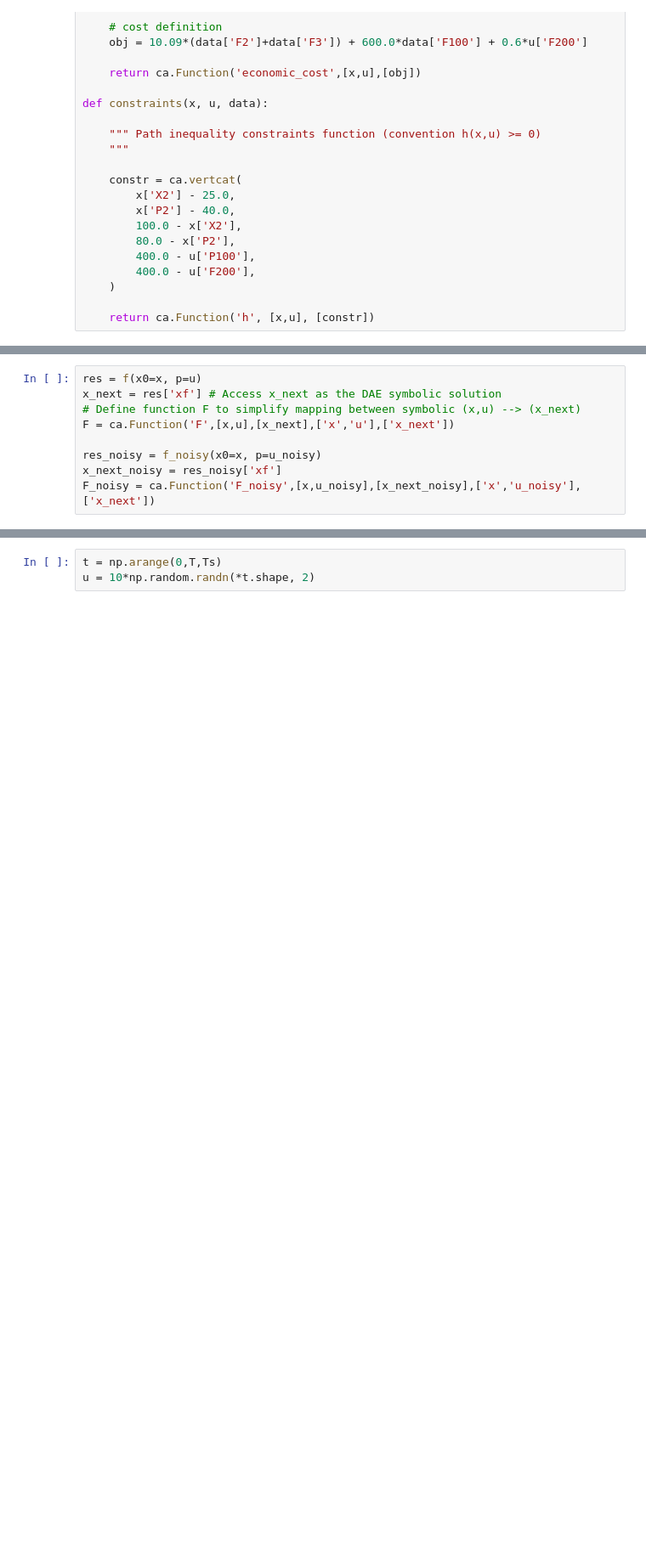
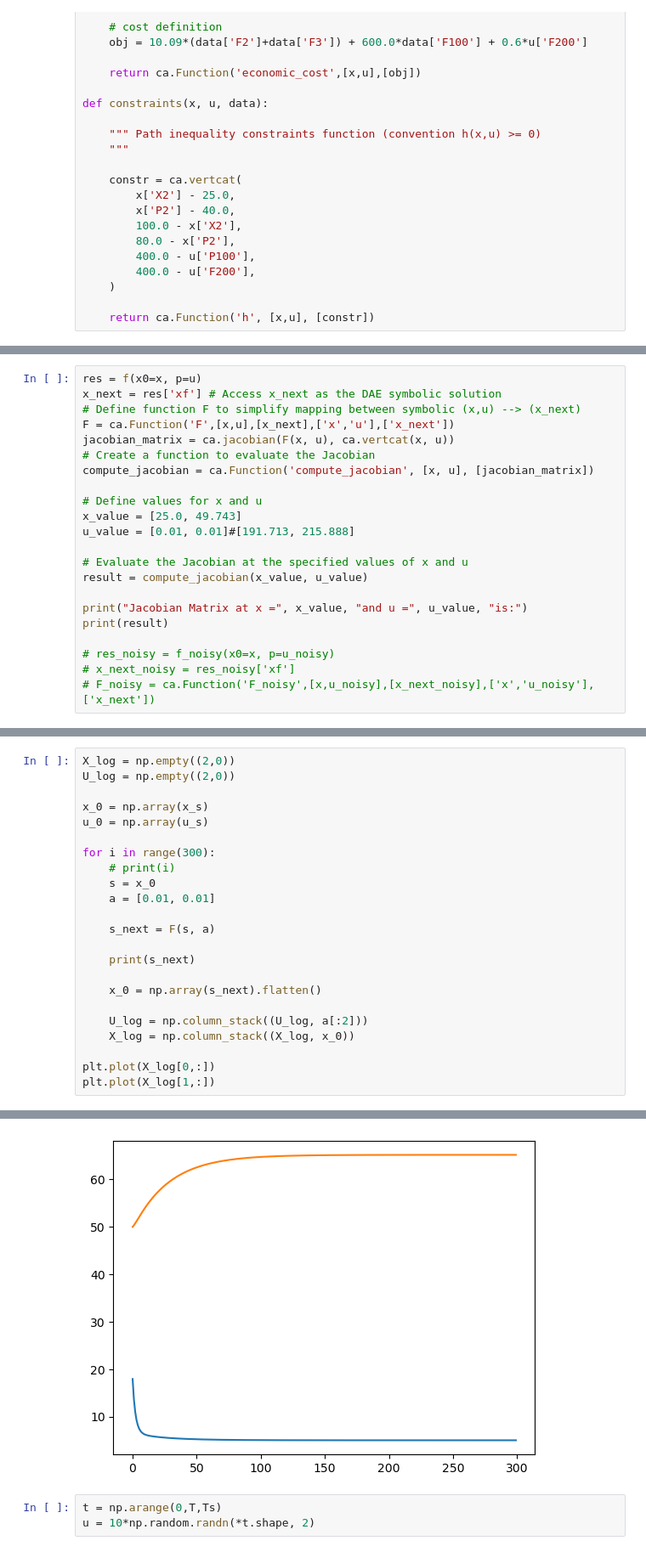
Before and after one commit to buswayne/sysid-transformers-control, a Jupyter notebook: dev/cstr_casadi.ipynb, the cells around one changed output, grey strips where cells are left out. Shown: that part at 85% size. Cells and saved outputs as stored; diff of their text form; blank space fills up the shorter version.

```diff
--- a/dev/cstr_casadi.ipynb
+++ b/dev/cstr_casadi.ipynb
@@ -158,7 +158,20 @@ res = f(x0=x, p=u)
 x_next = res['xf'] # Access x_next as the DAE symbolic solution
 # Define function F to simplify mapping between symbolic (x,u) --> (x_next)
 F = ca.Function('F',[x,u],[x_next],['x','u'],['x_next'])
+jacobian_matrix = ca.jacobian(F(x, u), ca.vertcat(x, u))
+# Create a function to evaluate the Jacobian
+compute_jacobian = ca.Function('compute_jacobian', [x, u], [jacobian_matrix])
 
-res_noisy = f_noisy(x0=x, p=u_noisy)
-x_next_noisy = res_noisy['xf']
-F_noisy = ca.Function('F_noisy',[x,u_noisy],[x_next_noisy],['x','u_noisy'],['x_next'])
+# Define values for x and u
+x_value = [25.0, 49.743]
+u_value = [0.01, 0.01]#[191.713, 215.888]
+
+# Evaluate the Jacobian at the specified values of x and u
+result = compute_jacobian(x_value, u_value)
+
+print("Jacobian Matrix at x =", x_value, "and u =", u_value, "is:")
+print(result)
+
+# res_noisy = f_noisy(x0=x, p=u_noisy)
+# x_next_noisy = res_noisy['xf']
+# F_noisy = ca.Function('F_noisy',[x,u_noisy],[x_next_noisy],['x','u_noisy'],['x_next'])
@@ -173,2 +284,26 @@ print(F(x_s, u_s))
 # %% [output]
 [25, 49.743]
+# %%
+X_log = np.empty((2,0))
+U_log = np.empty((2,0))
+
+x_0 = np.array(x_s)
+u_0 = np.array(u_s)
+
+for i in range(300):
+    # print(i)
+    s = x_0
+    a = [0.01, 0.01]
+
+    s_next = F(s, a)
+
+    print(s_next)
+
+    x_0 = np.array(s_next).flatten()
+
+    U_log = np.column_stack((U_log, a[:2]))
+    X_log = np.column_stack((X_log, x_0))
+
+plt.plot(X_log[0,:])
+plt.plot(X_log[1,:])
+# %% [output]
@@ -175,3 +328,4 @@ print(F(x_s, u_s))
+[figure, added]
 # %%
 t = np.arange(0,T,Ts)
 u = 10*np.random.randn(*t.shape, 2)
```
Also changed, not shown: parts of 9 cells of this notebook, 13 other files.
